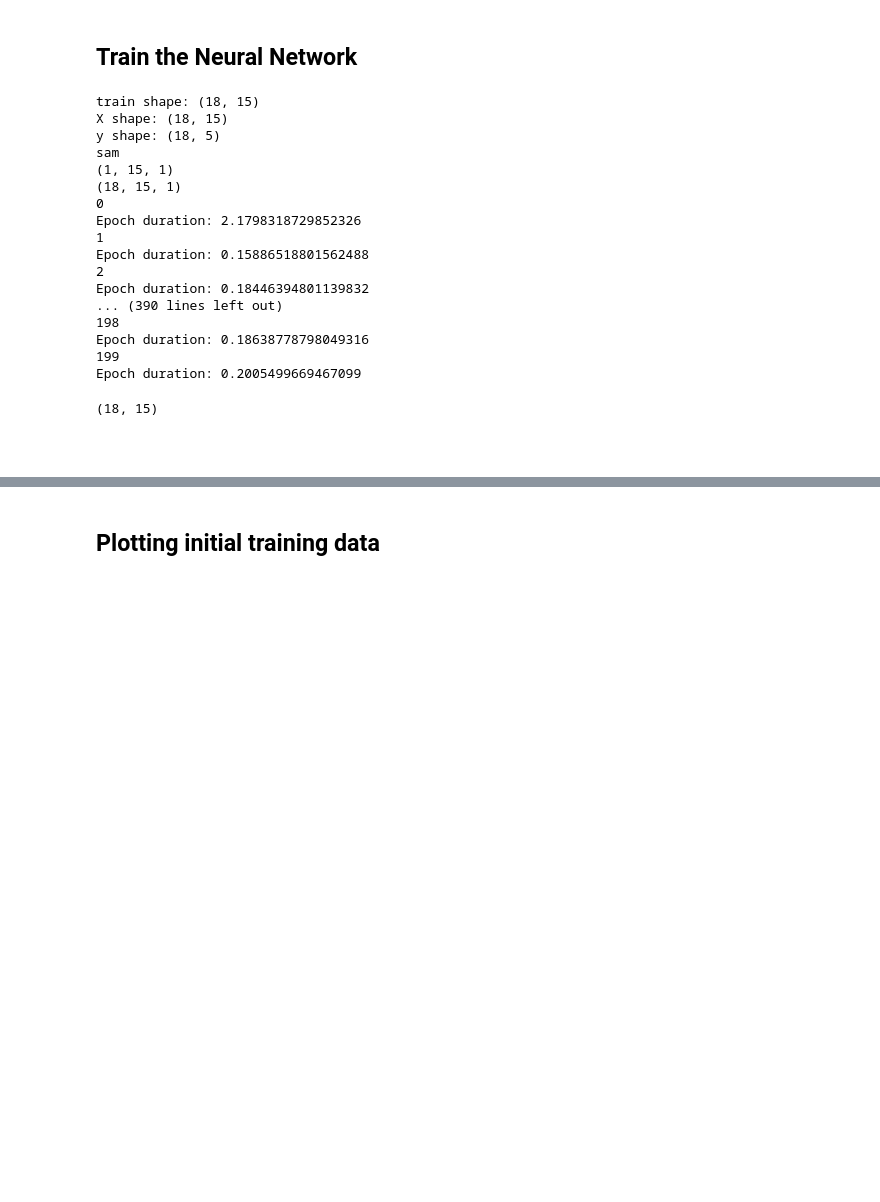
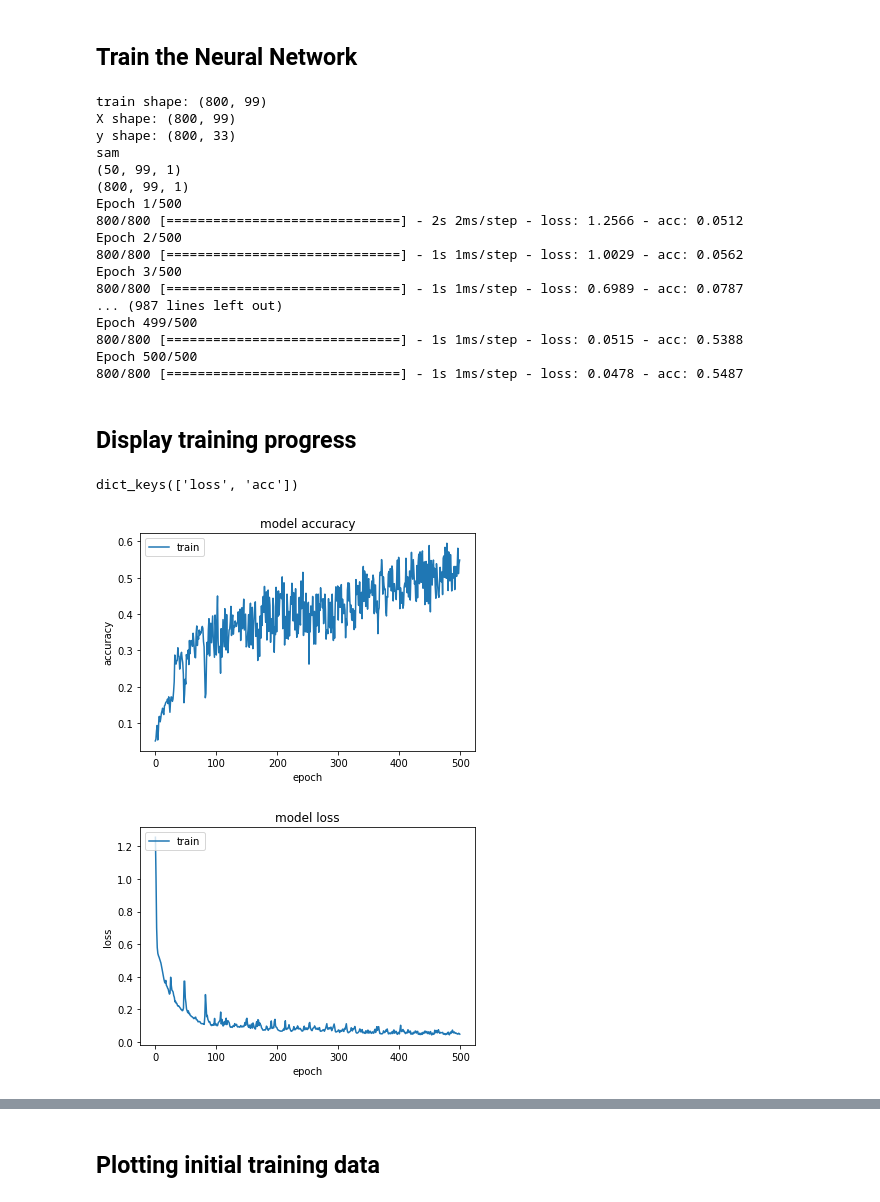
Before and after one commit to Columbia-Creative-Machines-Lab/muscle-prediction, a Jupyter notebook: preliminary_forecasting/LSTM_variable_predictions.ipynb, the cells around one changed output, grey strips where cells are left out. Drawn from its saved outputs; the diff is of its cells as text; code cells hidden in the pictures; blank space fills up the shorter version.

```diff
--- a/preliminary_forecasting/LSTM_variable_predictions.ipynb
+++ b/preliminary_forecasting/LSTM_variable_predictions.ipynb
@@ -464,40 +331,59 @@ def fit_lstm(X, y, n_batch, nb_epoch, n_neurons):
 # %% [markdown]
 ## Train the Neural Network
 # %%
-n_epochs = 200
-n_batch = 1
+n_epochs = 500
+n_batch = 50
 n_neurons = 30
 #print("train shape: " + str(train.shape))
 #train_cut = train[:-2,:]
 #train_cut = train
 #print("train shape: " + str(train_cut.shape))
-train = train_examples.values
+train = train_examples_cut.values
 print("train shape: " +str(train.shape))
-model, architecture = fit_lstm(train, train_labels.values, n_batch, n_epochs, n_neurons)
+model, architecture, history = fit_lstm(train, train_labels_cut.values, n_batch, n_epochs, n_neurons)
 # %% [output]
-train shape: (18, 15)
-X shape: (18, 15)
-y shape: (18, 5)
+train shape: (800, 99)
+X shape: (800, 99)
+y shape: (800, 33)
 sam
-(1, 15, 1)
-(18, 15, 1)
-0
-Epoch duration: 2.1798318729852326
-1
-Epoch duration: 0.15886518801562488
-2
-Epoch duration: 0.18446394801139832
-... (390 lines left out)
-198
-Epoch duration: 0.18638778798049316
-199
-Epoch duration: 0.2005499669467099
+(50, 99, 1)
+(800, 99, 1)
+Epoch 1/500
+800/800 [==============================] - 2s 2ms/step - loss: 1.2566 - acc: 0.0512
+Epoch 2/500
+800/800 [==============================] - 1s 1ms/step - loss: 1.0029 - acc: 0.0562
+Epoch 3/500
+800/800 [==============================] - 1s 1ms/step - loss: 0.6989 - acc: 0.0787
+... (987 lines left out)
+Epoch 499/500
+800/800 [==============================] - 1s 1ms/step - loss: 0.0515 - acc: 0.5388
+Epoch 500/500
+800/800 [==============================] - 1s 1ms/step - loss: 0.0478 - acc: 0.5487
-# %%
-print(train.shape)
-# %% [output]
-(18, 15)
-# %% [markdown]
-#
+# %% [markdown]
+## Display training progress
+# %%
+#list all data in history
+print(history.history.keys())
+# summarize history for accuracy
+plt.plot(history.history['acc'])
+#plt.plot(history.history['val_acc'])
+plt.title('model accuracy')
+plt.ylabel('accuracy')
+plt.xlabel('epoch')
+plt.legend(['train', 'test'], loc='upper left')
+plt.show()
+# summarize history for loss
+plt.plot(history.history['loss'])
+#plt.plot(history.history['val_loss'])
+plt.title('model loss')
+plt.ylabel('loss')
+plt.xlabel('epoch')
+plt.legend(['train', 'test'], loc='upper left')
+plt.show()
+# %% [output]
+dict_keys(['loss', 'acc'])
+[figure, added]
+[figure, added]
 # %%
 def forecast_lstm(model, X, n_batch):
     #Reshape input data to [samples, timesteps, features] for the LSTM
```
Also changed, not shown: parts of 13 cells of this notebook.
